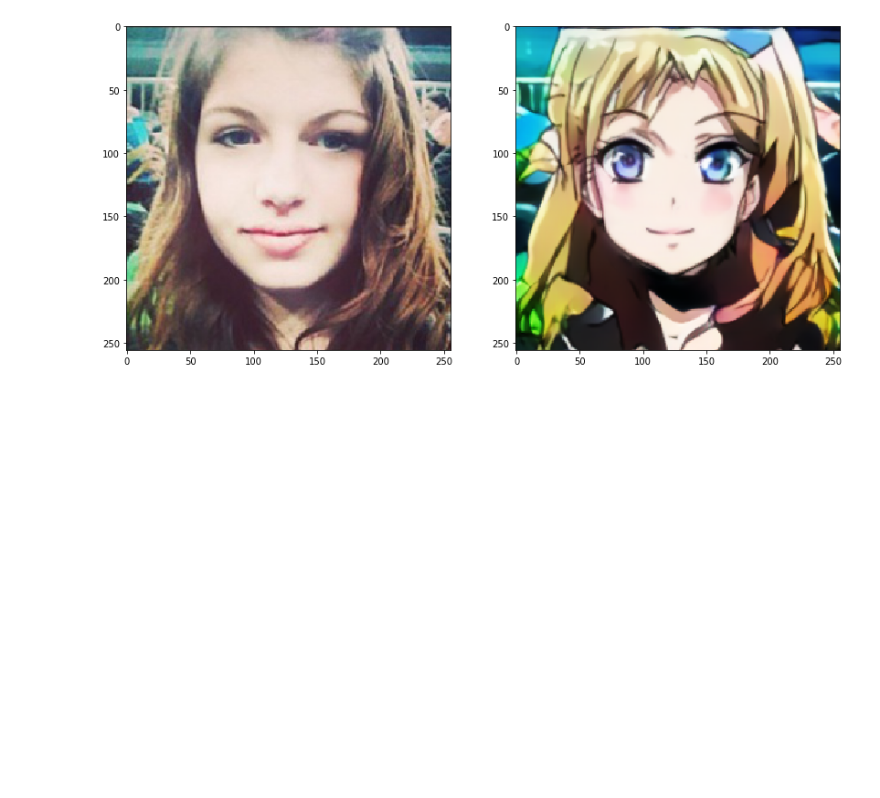
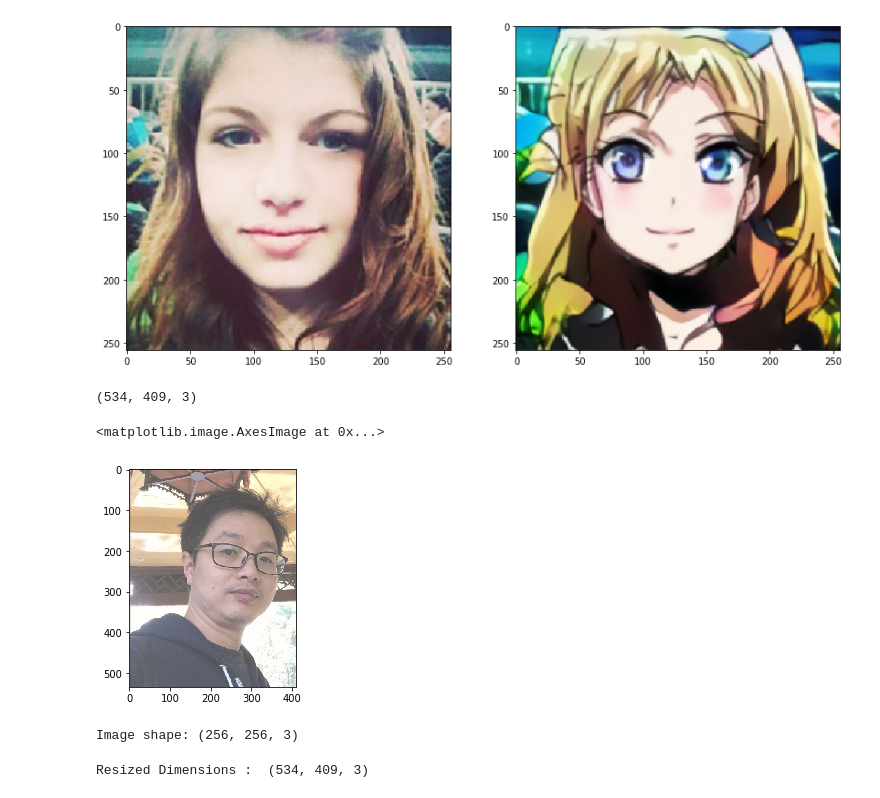
Before and after one commit to flavorfan/ml-playground, a Jupyter notebook: interesting/ugatit_client.ipynb, the cells around one changed output. Cells and saved outputs as stored; diff of their text form; code cells hidden in the pictures; blank space fills up the shorter version.

Commit message:
add ugatit client 2

```diff
--- a/interesting/ugatit_client.ipynb
+++ b/interesting/ugatit_client.ipynb
@@ -258,3 +258,20 @@ plt.imshow(conv_image, 'gray', interpolation='none')
 plt.show()
 # %% [output]
 [figure]
+# %%
+image_path = 'me.png'
+
+img = cv2.imread(image_path, flags=cv2.IMREAD_COLOR)
+img = cv2.cvtColor(img, cv2.COLOR_BGR2RGB)
+
+# sample_image = np.asarray(img)
+# %%
+# height, width, channels = img.shape
+img.shape
+# %% [output]
+(534, 409, 3)
+# %%
+plt.imshow(img, 'gray', interpolation='none', alpha=0.7)
+# %% [output]
+<matplotlib.image.AxesImage at 0x...>
+[figure, added]
@@ -260,0 +285,5 @@ plt.show()
+# %%
+server = '192.168.62.70:9000'
+conv_image = ugatit_grpc(server, img_resize)
+# %% [output]
+Image shape: (256, 256, 3)
@@ -260,0 +298,4 @@ plt.show()
+# %%
+conv_image_scale = scale_img(conv_image,[scale_height,scale_width])
+# %% [output]
+Resized Dimensions :  (534, 409, 3)
```
Also changed, not shown: parts of 4 cells of this notebook.
